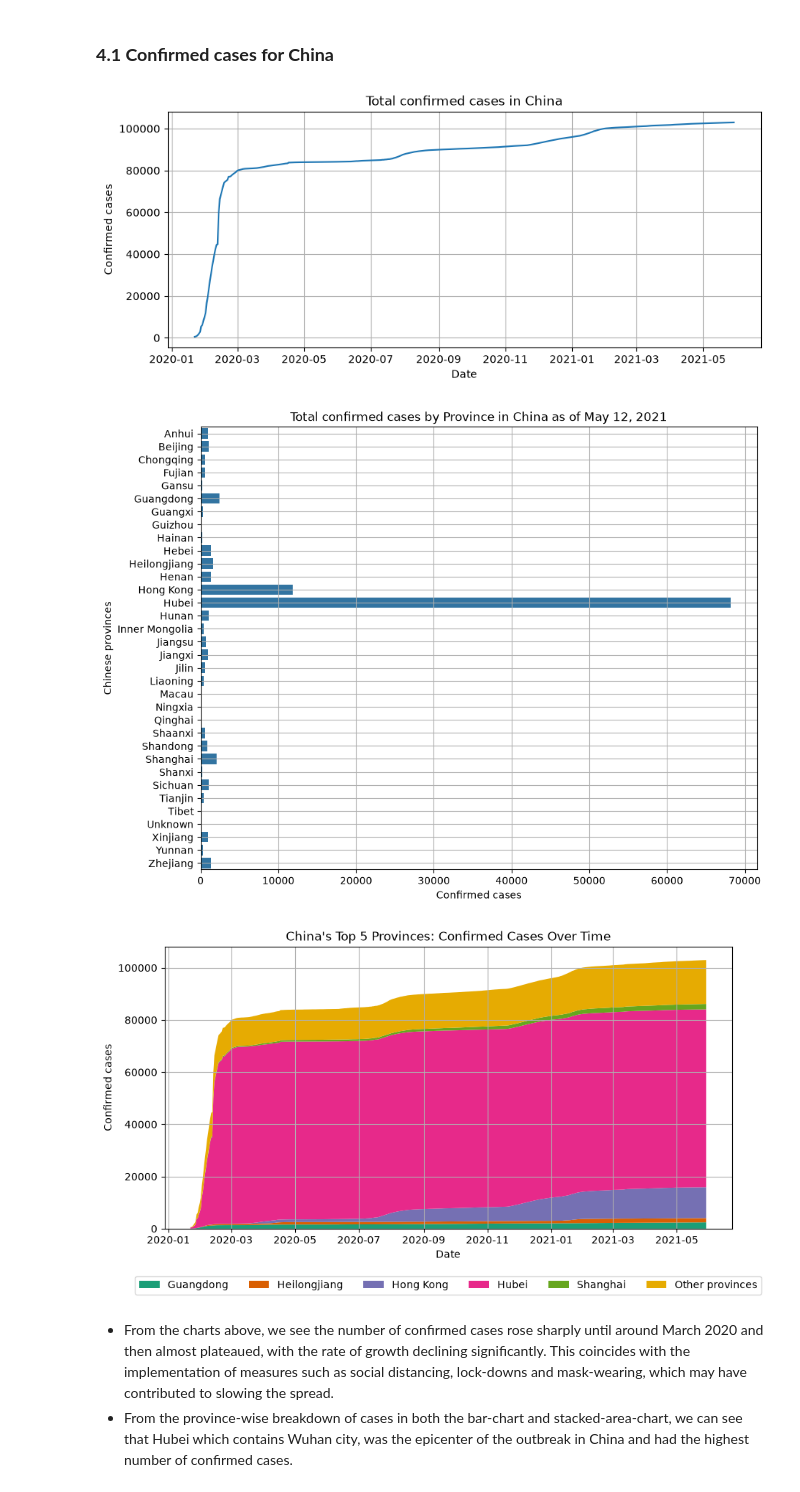
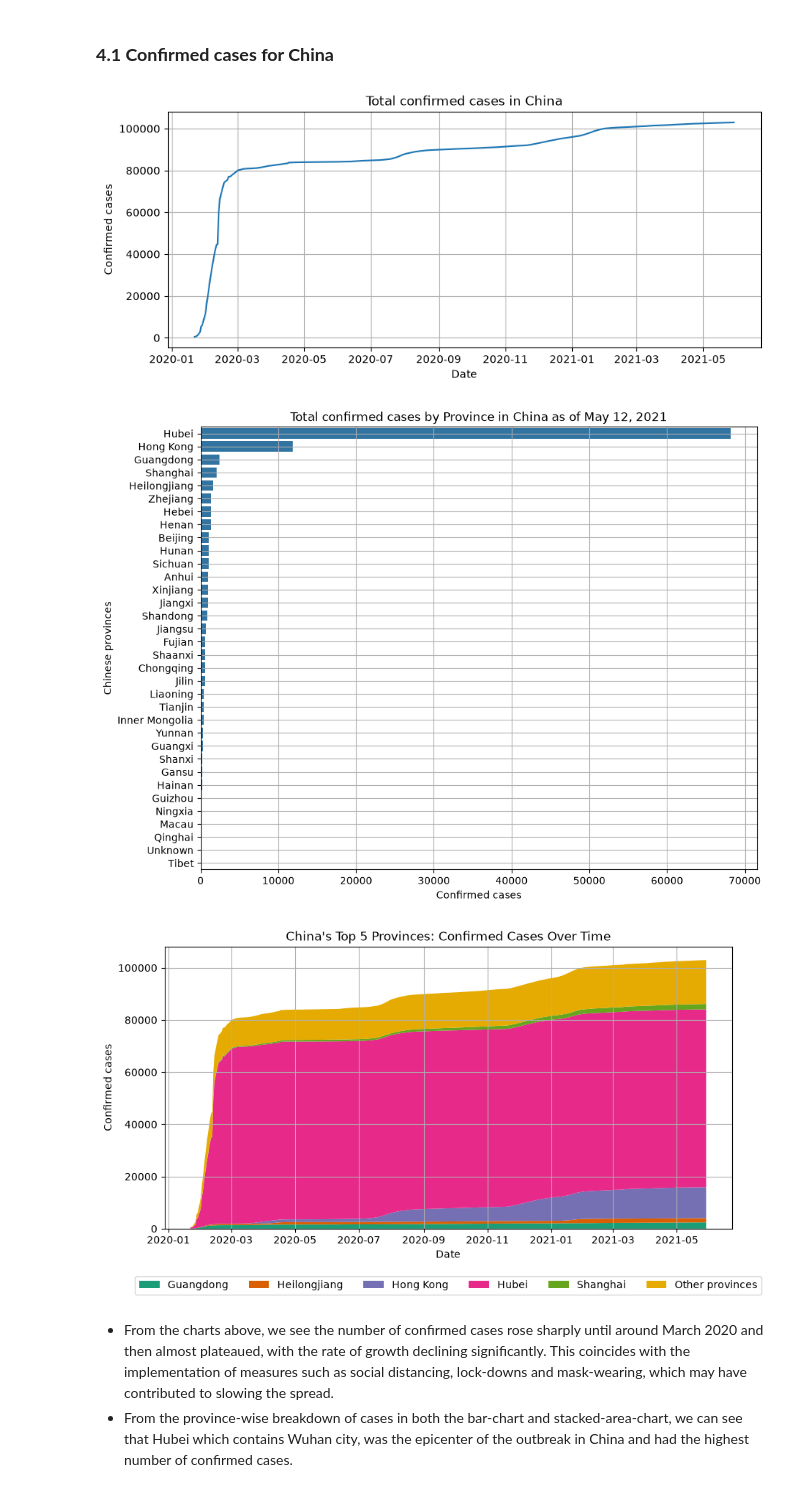
Before and after one commit to chetanchandel31/da-covid19, a Jupyter notebook: notebooks/01_covid_19_analysis.ipynb, the cells around one changed output. Cells and saved outputs as stored; diff of their text form; code cells hidden in the pictures.

```diff
--- a/notebooks/01_covid_19_analysis.ipynb
+++ b/notebooks/01_covid_19_analysis.ipynb
@@ -601,6 +627,9 @@ df_china_confirmed_bar_plot.columns = [
     "Province/State",
     "cases_2021_05_12",
 ]  # 2021_05_12 being the last day in our dataset
+df_china_confirmed_bar_plot = df_china_confirmed_bar_plot.sort_values(
+    by="cases_2021_05_12", ascending=False
+)
 plt.figure(figsize=(10, 8))
 sns.barplot(df_china_confirmed_bar_plot, y="Province/State", x="cases_2021_05_12")
 plt.title("Total confirmed cases by Province in China as of May 12, 2021")
@@ -620,34 +649,34 @@ top_n_provinces = (
 other_provinces = []
 for province in df_china_confirmed_stack_plot.columns[1:]:
     if province not in top_n_provinces:
         other_provinces.append(province)
 
 df_china_confirmed_stack_plot["Other provinces"] = df_china_confirmed_stack_plot.loc[
     :, other_provinces
 ].sum(axis=1)
 df_china_confirmed_stack_plot = df_china_confirmed_stack_plot.drop(columns=other_provinces)
 
 plt.figure(figsize=(10, 5))
 province_col_list = []
 province_names = []
 for province_name in df_china_confirmed_stack_plot.columns[1:]:
     province_col_list.append(df_china_confirmed_stack_plot[province_name])
     province_names.append(province_name)
 plt.stackplot(
     df_china_confirmed_stack_plot["Date"],
     *province_col_list,
     labels=province_names,
     colors=plt.cm.Dark2.colors[: n + 1],
 )
 plt.title("China's Top 5 Provinces: Confirmed Cases Over Time")
 plt.xlabel("Date")
 plt.ylabel("Confirmed cases")
 plt.legend(bbox_to_anchor=(0.5, -0.15), loc="upper center", ncol=6)
 plt.grid()
 plt.show()
 # %% [output]
 [figure]
-[figure, old version]
+[figure, new version]
 [figure]
 # %% [markdown]
 - From the charts above, we see the number of confirmed cases rose sharply until around March 2020 and then almost plateaued, with the rate of growth declining significantly. This coincides with the implementation of measures such as social distancing, lock-downs and mask-wearing, which may have contributed to slowing the spread.
```
Also changed, not shown: parts of 38 cells of this notebook, 2 other files.
